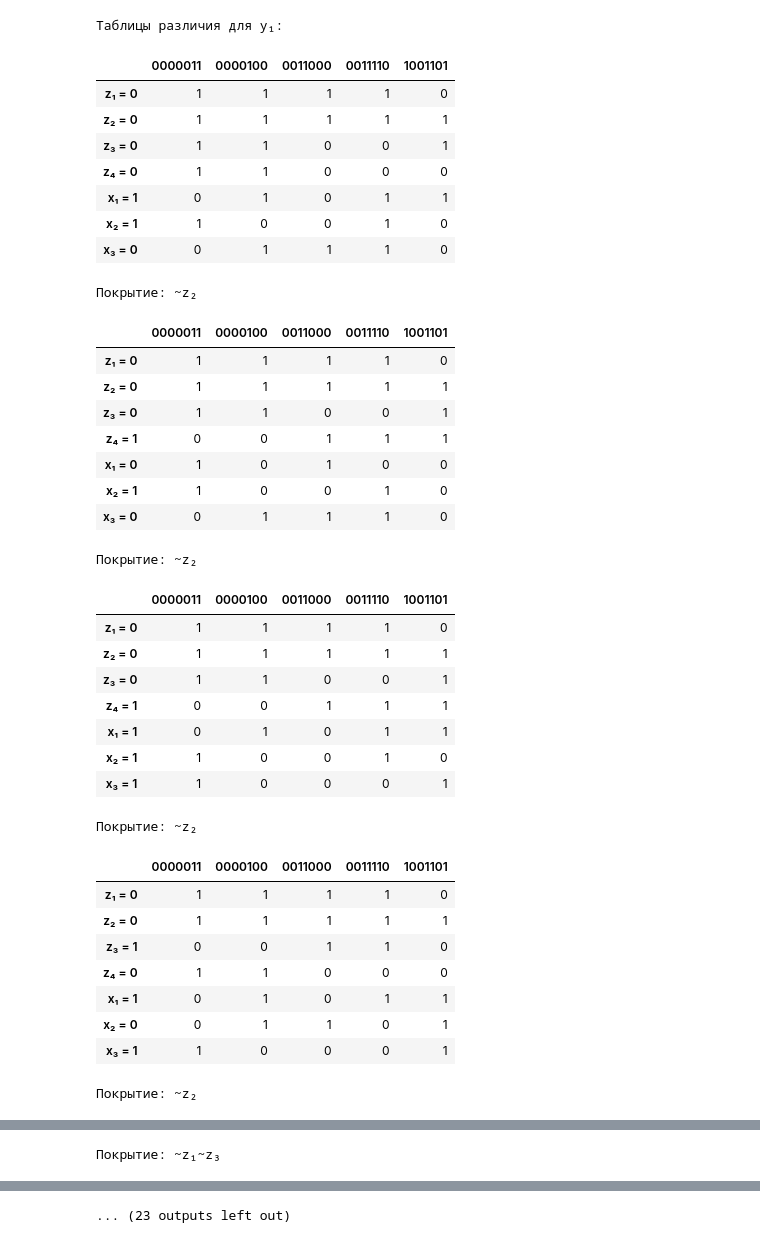
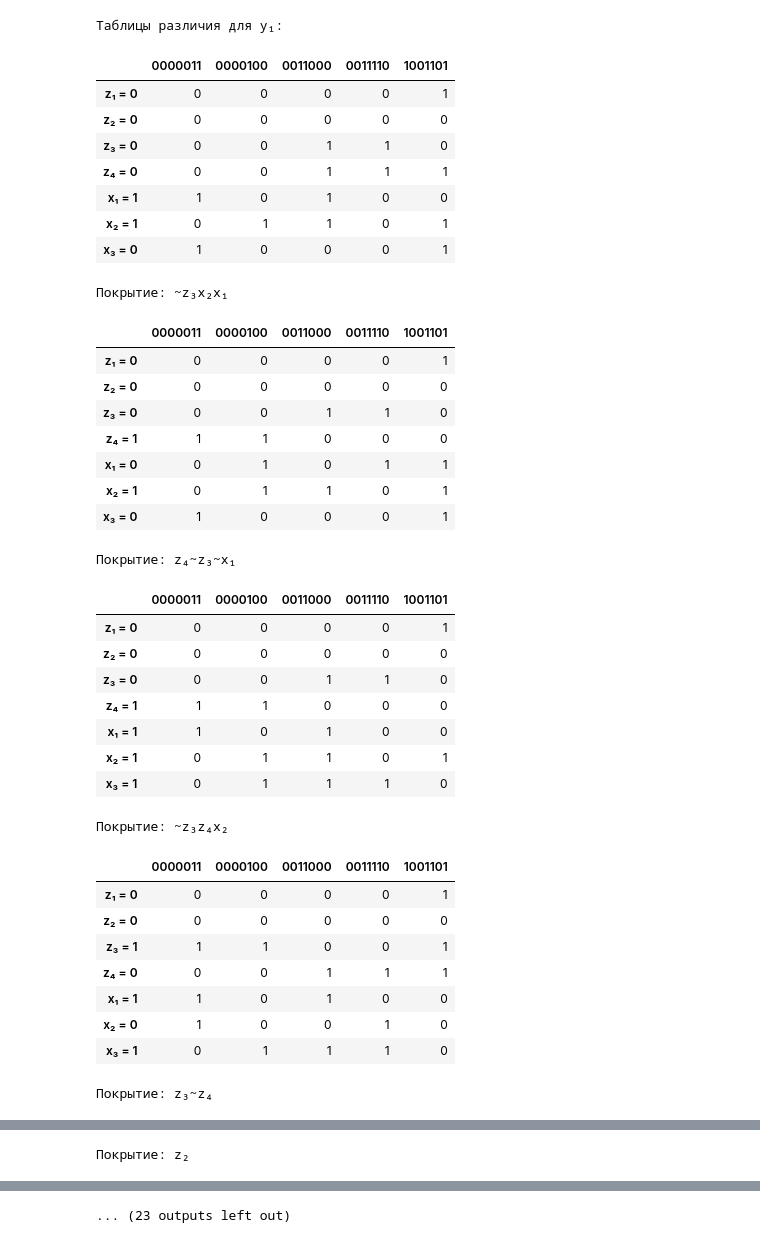
Before and after one commit to atrepalin/Algorithm-Threory-RSREU, a Jupyter notebook: 5.ipynb, the cells around one changed output, grey strips where cells are left out. Drawn from its saved outputs; the diff is of its cells as text; code cells hidden in the pictures.

```diff
--- a/5.ipynb
+++ b/5.ipynb
@@ -141,67 +141,67 @@ for i in range(second_bits):
 
         for j, b1 in enumerate(bits_x1):
             row = []
             for x0 in zeros_x:
                 bits_x0 = x_to_bits(x0, bit_width)
-                row.append(1 if b1 == bits_x0[j] else 0)
+                row.append(1 if b1 != bits_x0[j] else 0)
             table_matrix.append(row)
 
         row_labels = []
 
         for j in range(bit_width):
             if j < state_bits:
                 var = varname(j + 1, "z")
             else:
                 var = varname(j + 1 - state_bits, "x")
 
             row_labels.append(f"{var} = {bits_x1[j]}")
 
         df_table = pd.DataFrame(table_matrix, index=row_labels, columns=col_labels)
         display(df_table)
 
         cover = get_essential_cover(df_table)
         print("Покрытие:", cover)
 
         covers.add(cover)
 
     print(f"\nФункция выхода для {varname(i + 1, 'y')}:")
     print(" | ".join(covers))
 # %% [output]
 Таблицы различия для y₁:
 |  | 0000011 | 0000100 | 0011000 | 0011110 | 1001101 |
-| z₁ = 0 | 1 | 1 | 1 | 1 | 0 |
-| z₂ = 0 | 1 | 1 | 1 | 1 | 1 |
-| z₃ = 0 | 1 | 1 | 0 | 0 | 1 |
-| z₄ = 0 | 1 | 1 | 0 | 0 | 0 |
-| x₁ = 1 | 0 | 1 | 0 | 1 | 1 |
-| x₂ = 1 | 1 | 0 | 0 | 1 | 0 |
-| x₃ = 0 | 0 | 1 | 1 | 1 | 0 |
+| z₁ = 0 | 0 | 0 | 0 | 0 | 1 |
+| z₂ = 0 | 0 | 0 | 0 | 0 | 0 |
+| z₃ = 0 | 0 | 0 | 1 | 1 | 0 |
+| z₄ = 0 | 0 | 0 | 1 | 1 | 1 |
+| x₁ = 1 | 1 | 0 | 1 | 0 | 0 |
+| x₂ = 1 | 0 | 1 | 1 | 0 | 1 |
+| x₃ = 0 | 1 | 0 | 0 | 0 | 1 |
-Покрытие: ~z₂
+Покрытие: ~z₃x₂x₁
 |  | 0000011 | 0000100 | 0011000 | 0011110 | 1001101 |
-| z₁ = 0 | 1 | 1 | 1 | 1 | 0 |
-| z₂ = 0 | 1 | 1 | 1 | 1 | 1 |
-| z₃ = 0 | 1 | 1 | 0 | 0 | 1 |
-| z₄ = 1 | 0 | 0 | 1 | 1 | 1 |
-| x₁ = 0 | 1 | 0 | 1 | 0 | 0 |
-| x₂ = 1 | 1 | 0 | 0 | 1 | 0 |
-| x₃ = 0 | 0 | 1 | 1 | 1 | 0 |
+| z₁ = 0 | 0 | 0 | 0 | 0 | 1 |
+| z₂ = 0 | 0 | 0 | 0 | 0 | 0 |
+| z₃ = 0 | 0 | 0 | 1 | 1 | 0 |
+| z₄ = 1 | 1 | 1 | 0 | 0 | 0 |
+| x₁ = 0 | 0 | 1 | 0 | 1 | 1 |
+| x₂ = 1 | 0 | 1 | 1 | 0 | 1 |
+| x₃ = 0 | 1 | 0 | 0 | 0 | 1 |
-Покрытие: ~z₂
+Покрытие: z₄~z₃~x₁
 |  | 0000011 | 0000100 | 0011000 | 0011110 | 1001101 |
-| z₁ = 0 | 1 | 1 | 1 | 1 | 0 |
-| z₂ = 0 | 1 | 1 | 1 | 1 | 1 |
-| z₃ = 0 | 1 | 1 | 0 | 0 | 1 |
-| z₄ = 1 | 0 | 0 | 1 | 1 | 1 |
-| x₁ = 1 | 0 | 1 | 0 | 1 | 1 |
-| x₂ = 1 | 1 | 0 | 0 | 1 | 0 |
-| x₃ = 1 | 1 | 0 | 0 | 0 | 1 |
+| z₁ = 0 | 0 | 0 | 0 | 0 | 1 |
+| z₂ = 0 | 0 | 0 | 0 | 0 | 0 |
+| z₃ = 0 | 0 | 0 | 1 | 1 | 0 |
+| z₄ = 1 | 1 | 1 | 0 | 0 | 0 |
+| x₁ = 1 | 1 | 0 | 1 | 0 | 0 |
+| x₂ = 1 | 0 | 1 | 1 | 0 | 1 |
+| x₃ = 1 | 0 | 1 | 1 | 1 | 0 |
-Покрытие: ~z₂
+Покрытие: ~z₃z₄x₂
 |  | 0000011 | 0000100 | 0011000 | 0011110 | 1001101 |
-| z₁ = 0 | 1 | 1 | 1 | 1 | 0 |
-| z₂ = 0 | 1 | 1 | 1 | 1 | 1 |
-| z₃ = 1 | 0 | 0 | 1 | 1 | 0 |
-| z₄ = 0 | 1 | 1 | 0 | 0 | 0 |
-| x₁ = 1 | 0 | 1 | 0 | 1 | 1 |
-| x₂ = 0 | 0 | 1 | 1 | 0 | 1 |
-| x₃ = 1 | 1 | 0 | 0 | 0 | 1 |
+| z₁ = 0 | 0 | 0 | 0 | 0 | 1 |
+| z₂ = 0 | 0 | 0 | 0 | 0 | 0 |
+| z₃ = 1 | 1 | 1 | 0 | 0 | 1 |
+| z₄ = 0 | 0 | 0 | 1 | 1 | 1 |
+| x₁ = 1 | 1 | 0 | 1 | 0 | 0 |
+| x₂ = 0 | 1 | 0 | 0 | 1 | 0 |
+| x₃ = 1 | 0 | 1 | 1 | 1 | 0 |
-Покрытие: ~z₂
+Покрытие: z₃~z₄
 |  | 0000011 | 0000100 | 0011000 | 0011110 | 1001101 |
@@ -215,2 +215,2 @@ for i in range(second_bits):
-Покрытие: ~z₁~z₃
+Покрытие: z₂
 |  | 0000011 | 0000100 | 0011000 | 0011110 | 1001101 |
```
Also changed, not shown: parts of 1 cell of this notebook, 1 other file.
